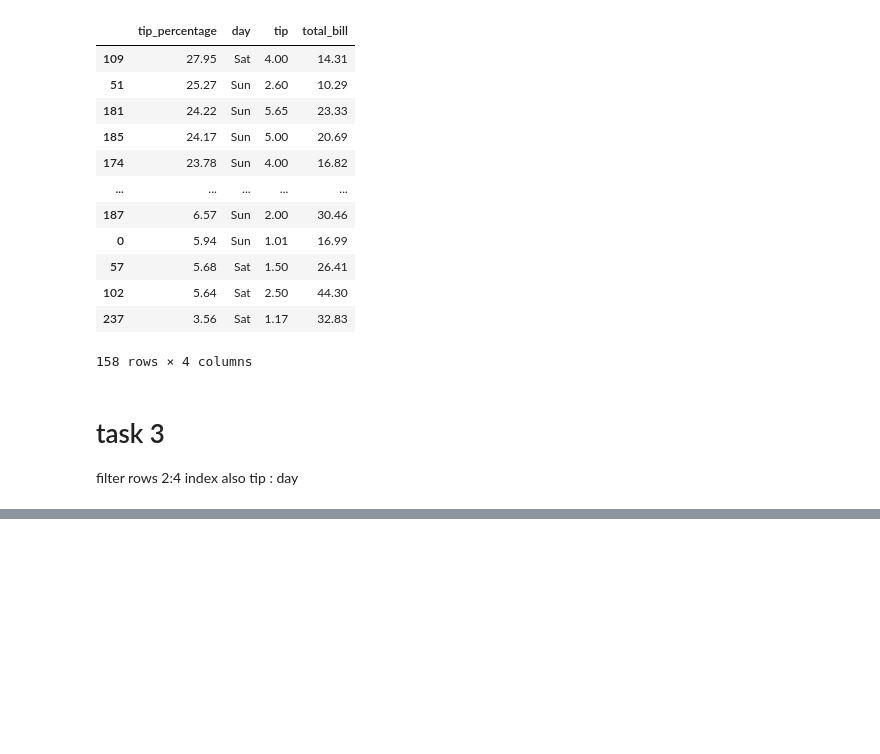
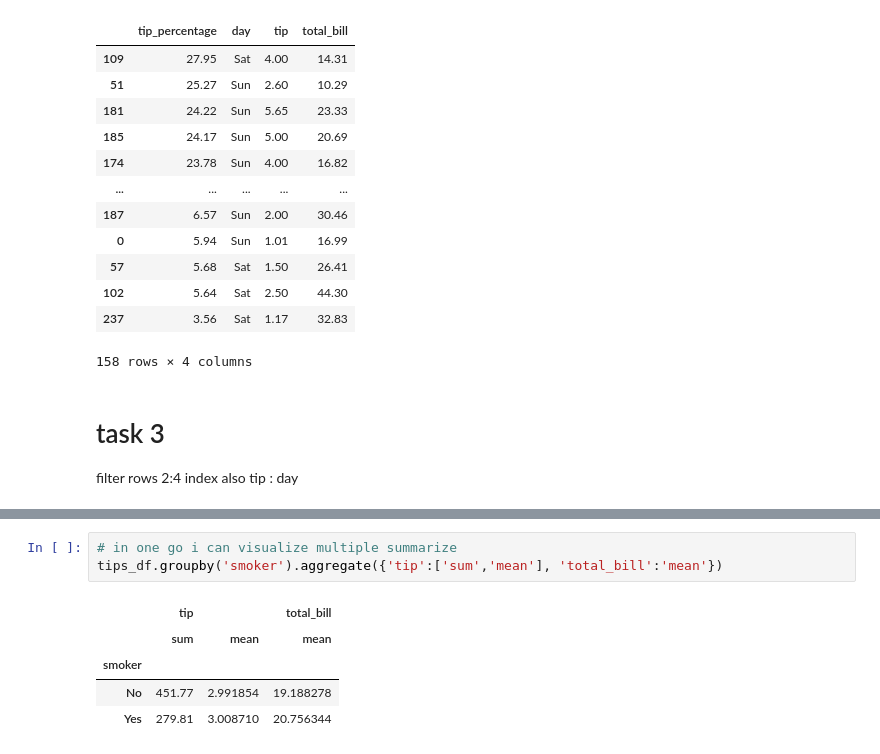
Before and after one commit to AlexDylanLazarus/pandas, a Jupyter notebook: day_16_pandas.ipynb, the cells around one changed output, grey strips where cells are left out. Cells and saved outputs as stored; diff of their text form; blank space fills up the shorter version.

```diff
--- a/day_16_pandas.ipynb
+++ b/day_16_pandas.ipynb
@@ -483,0 +548,9 @@ tips_df.tail(6).iloc[2:4].loc[:, 'tip':'size']
+# %%
+# in one go i can visualize multiple summarize
+tips_df.groupby('smoker').aggregate({'tip':['sum','mean'], 'total_bill':'mean'})
+# %% [output]
+|  | tip |  | total_bill |
+|  | sum | mean | mean |
+| smoker |  |  |  |
+| No | 451.77 | 2.991854 | 19.188278 |
+| Yes | 279.81 | 3.008710 | 20.756344 |
```
Also changed, not shown: parts of 20 cells of this notebook.
